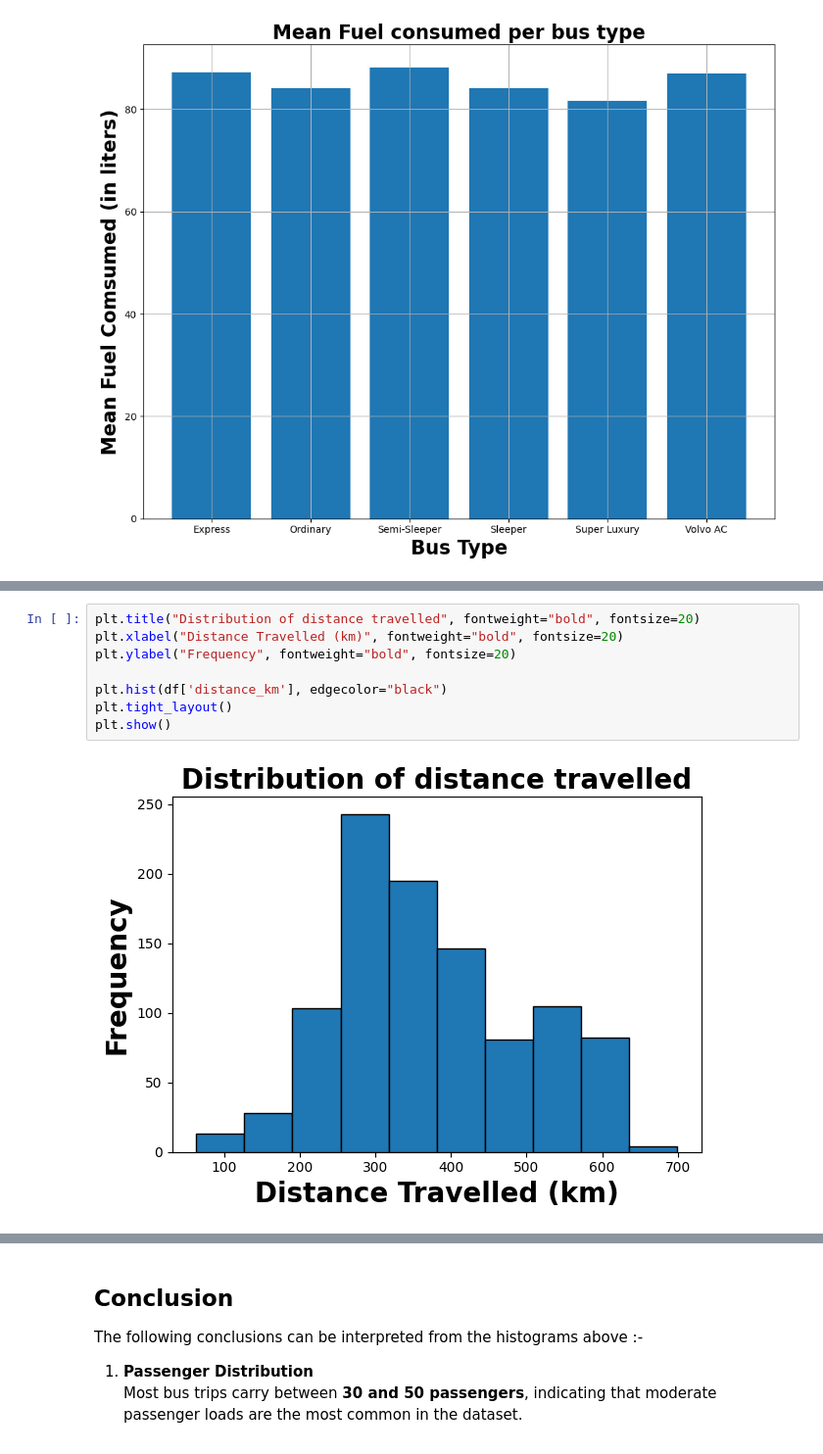
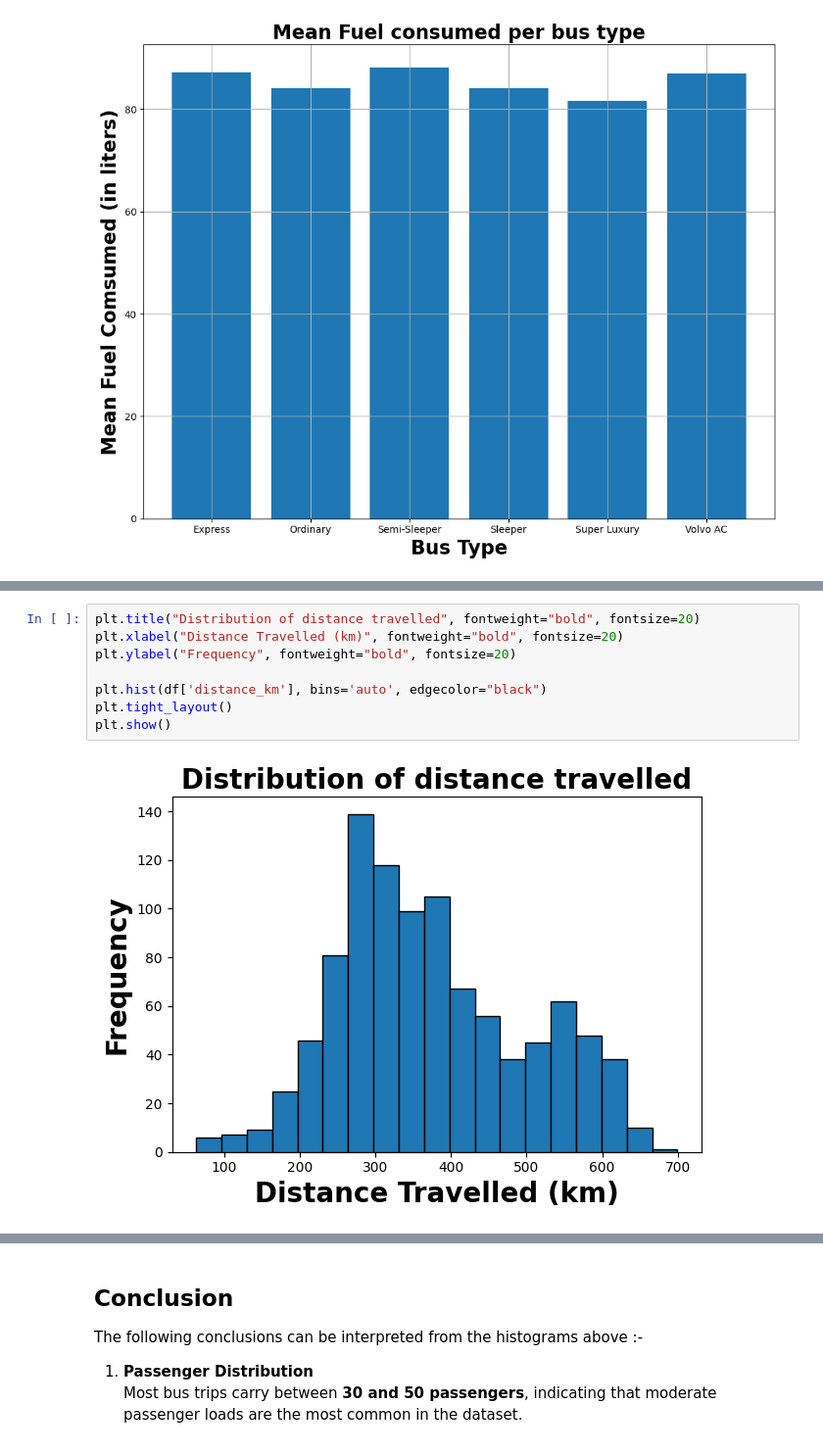
Before and after one commit to VRYeshwanth/AI-ML-Journey, a Jupyter notebook: Matplotlib Basics/Transport Data Analysis/analysis.ipynb, the cells around one changed output, grey strips where cells are left out. Shown at 98% size. Saved outputs shown, nothing was run; the diff lists cells and outputs as text.

```diff
--- a/Matplotlib Basics/Transport Data Analysis/analysis.ipynb
+++ b/Matplotlib Basics/Transport Data Analysis/analysis.ipynb
@@ -178,13 +178,13 @@ plt.show()
 # %%
 plt.title("Distribution of distance travelled", fontweight="bold", fontsize=20)
 plt.xlabel("Distance Travelled (km)", fontweight="bold", fontsize=20)
 plt.ylabel("Frequency", fontweight="bold", fontsize=20)
 
-plt.hist(df['distance_km'], edgecolor="black")
+plt.hist(df['distance_km'], bins='auto', edgecolor="black")
 plt.tight_layout()
 plt.show()
 # %% [output]
-[figure, old version]
+[figure, new version]
 # %%
 plt.title("Distribution of revenue", fontweight="bold", fontsize=20)
 plt.xlabel("Revenue (₹)", fontweight="bold", fontsize=20)
```
Also changed, not shown: parts of 4 cells of this notebook.
